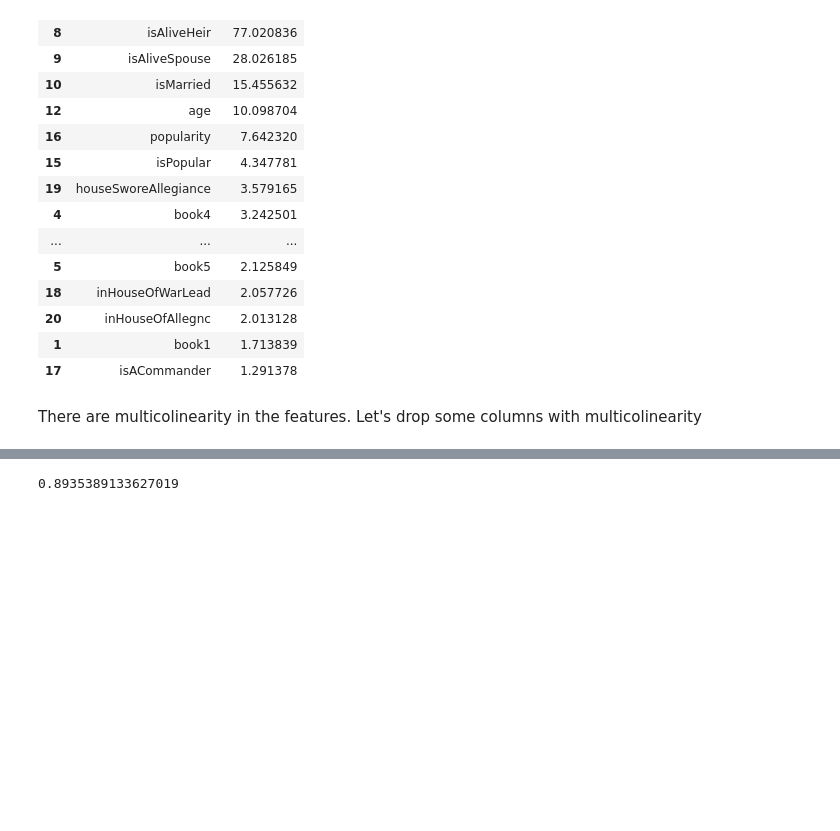
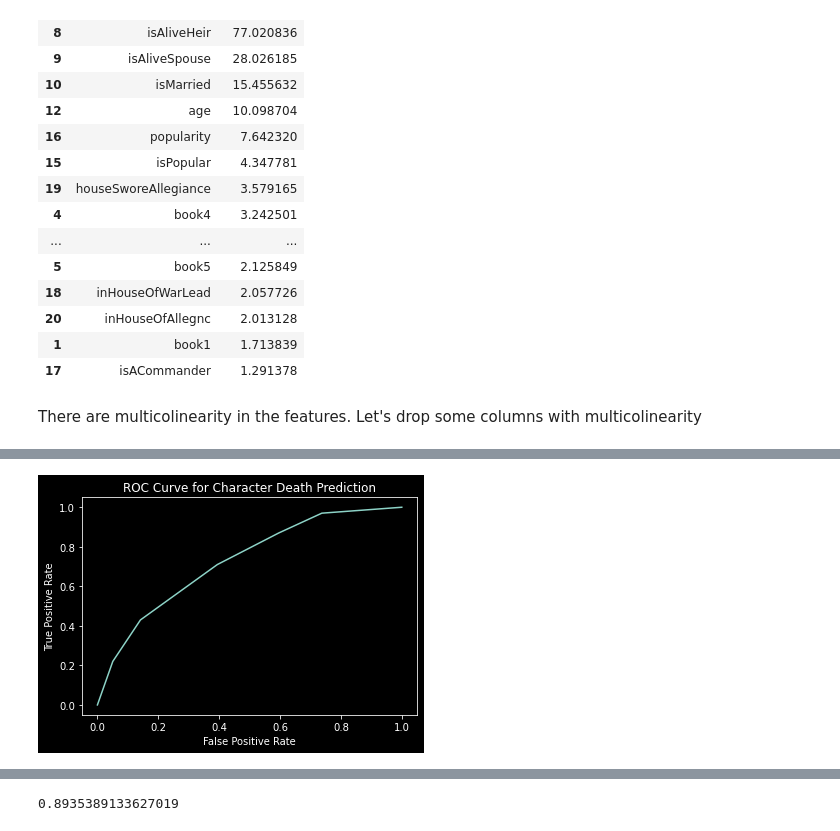
Before and after one commit to TelRich/GOT_Character_Death_Prediction, a Jupyter notebook: got_prjt_v5.ipynb, the cells around one changed output, grey strips where cells are left out. Cells and saved outputs as stored; diff of their text form; code cells hidden in the pictures; blank space fills up the shorter version.

```diff
--- a/got_prjt_v5.ipynb
+++ b/got_prjt_v5.ipynb
@@ -567,0 +516,15 @@ weighted avg       0.74      0.76      0.74       584
+# %%
+lgreg = LogisticRegression(random_state=fixed_seed)
+lgreg.fit(x_train, y_train)
+lgreg_pred = lgreg.predict(x_test)
+
+print(lgreg.score(x_train, y_train))
+print(lgreg.score(x_test, y_test))
+
+scores = cross_val_score(lgreg, x_train, y_train, cv= 5 , scoring= 'f1_macro' )
+print(scores)
+# Accuracy = accuracy_score(y_true=y_test, y_pred=lgreg_pred)
+# print(Accuracy)
+cnf_mat = confusion_matrix(y_true=y_test, y_pred=lgreg_pred)
+print(cnf_mat)
+print(classification_report(y_test, lgreg_pred))
@@ -567,0 +545,18 @@ weighted avg       0.74      0.76      0.74       584
+# %%
+knn = KNeighborsClassifier()
+
+# Fit the classifier to the training data
+knn.fit(x_train, y_train)
+
+# Print the accuracy
+print(knn.score(x_test, y_test))
+
+knn_pred = knn.predict(x_test)
+
+# Generate the confusion matrix and classification report
+print(confusion_matrix(y_test, knn_pred))
+print(classification_report(y_test, knn_pred))
+
+knn_pred_probs = knn.predict_proba(x_test)[:, 1]
+
+print(roc_auc_score(y_test, knn_pred_probs))
@@ -567,0 +577,14 @@ weighted avg       0.74      0.76      0.74       584
+# %%
+# Generate ROC curve values: fpr, tpr, thresholds
+fpr1, tpr1, thresholds1 = roc_curve(y_test, knn_pred_probs)
+
+plt.plot([0, 1], [0, 1], 'k--')
+
+# Plot tpr against fpr
+plt.plot(fpr1, tpr1)
+plt.xlabel('False Positive Rate')
+plt.ylabel('True Positive Rate')
+plt.title('ROC Curve for Character Death Prediction')
+plt.show()
+# %% [output]
+[figure, added]
```
Also changed, not shown: parts of 50 cells of this notebook, 2 other files.
